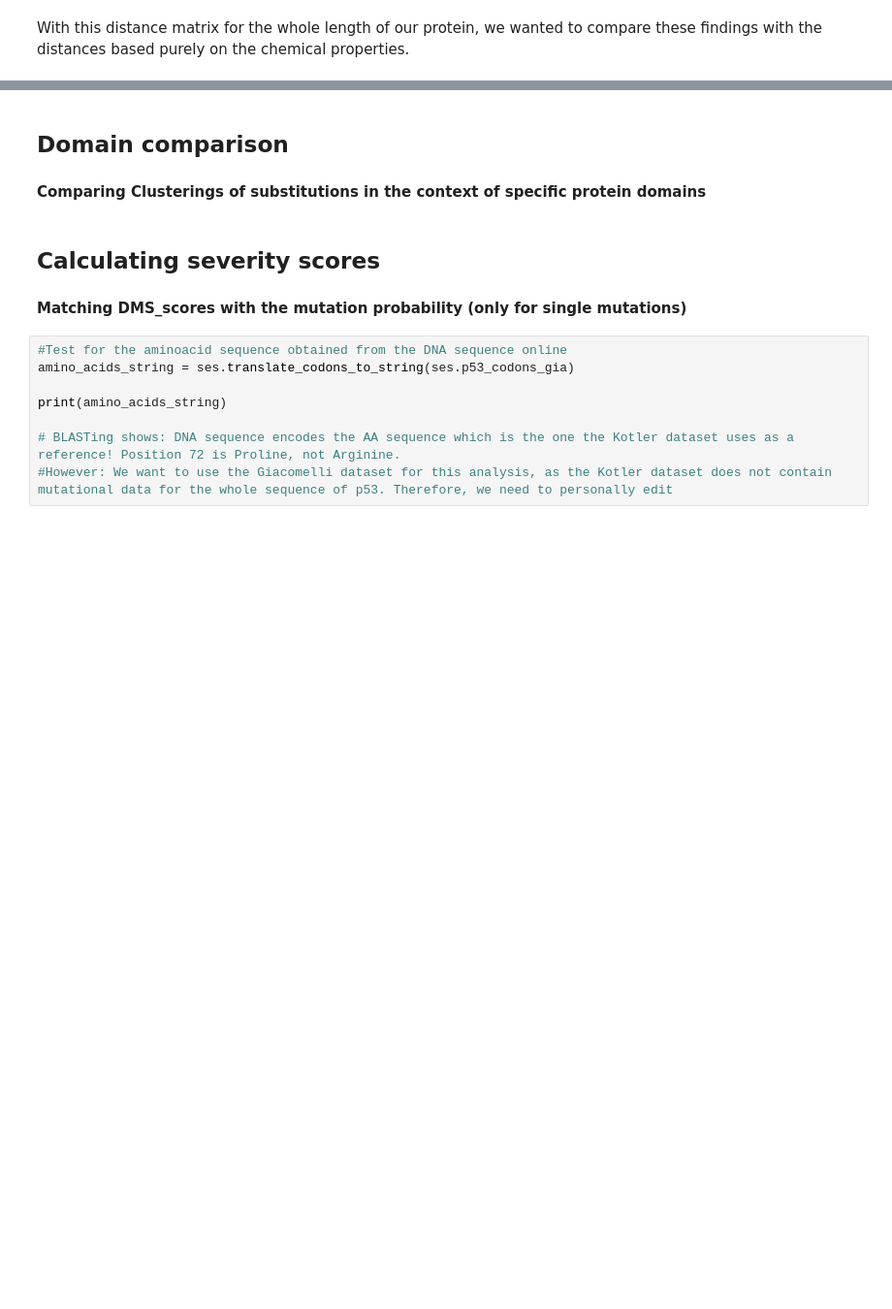
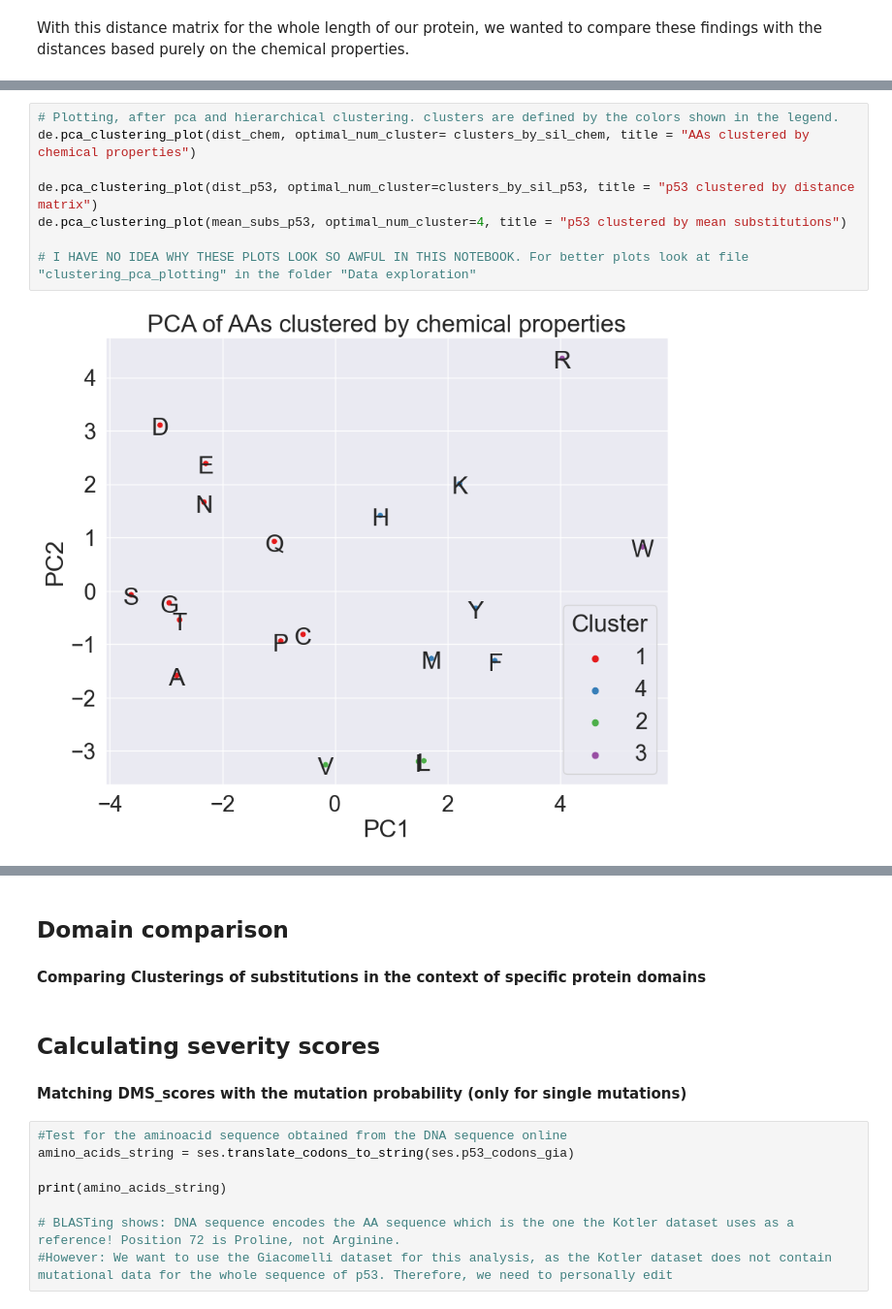
Before and after one commit to datascience-mobi-2023/topic02_team02, a Jupyter notebook: Documentation/P53 - DMS Documentation.ipynb, the cells around one changed output, grey strips where cells are left out. Shown at 97% size. Cells and saved outputs as stored; diff of their text form; blank space fills up the shorter version.

```diff
--- a/Documentation/P53 - DMS Documentation.ipynb
+++ b/Documentation/P53 - DMS Documentation.ipynb
@@ -157,0 +151,10 @@ Anmerkung Enno, 29.6.: Frido, dann musst du das glaube ich nochmal schauen wie d
+# %%
+# Plotting, after pca and hierarchical clustering. clusters are defined by the colors shown in the legend.
+de.pca_clustering_plot(dist_chem, optimal_num_cluster= clusters_by_sil_chem, title = "AAs clustered by chemical properties")
+
+de.pca_clustering_plot(dist_p53, optimal_num_cluster=clusters_by_sil_p53, title = "p53 clustered by distance matrix")
+de.pca_clustering_plot(mean_subs_p53, optimal_num_cluster=4, title = "p53 clustered by mean substitutions")
+
+# I HAVE NO IDEA WHY THESE PLOTS LOOK SO AWFUL IN THIS NOTEBOOK. For better plots look at file "clustering_pca_plotting" in the folder "Data exploration"
+# %% [output]
+[figure, added]
```
Also changed, not shown: parts of 11 cells of this notebook, 18 other files.
